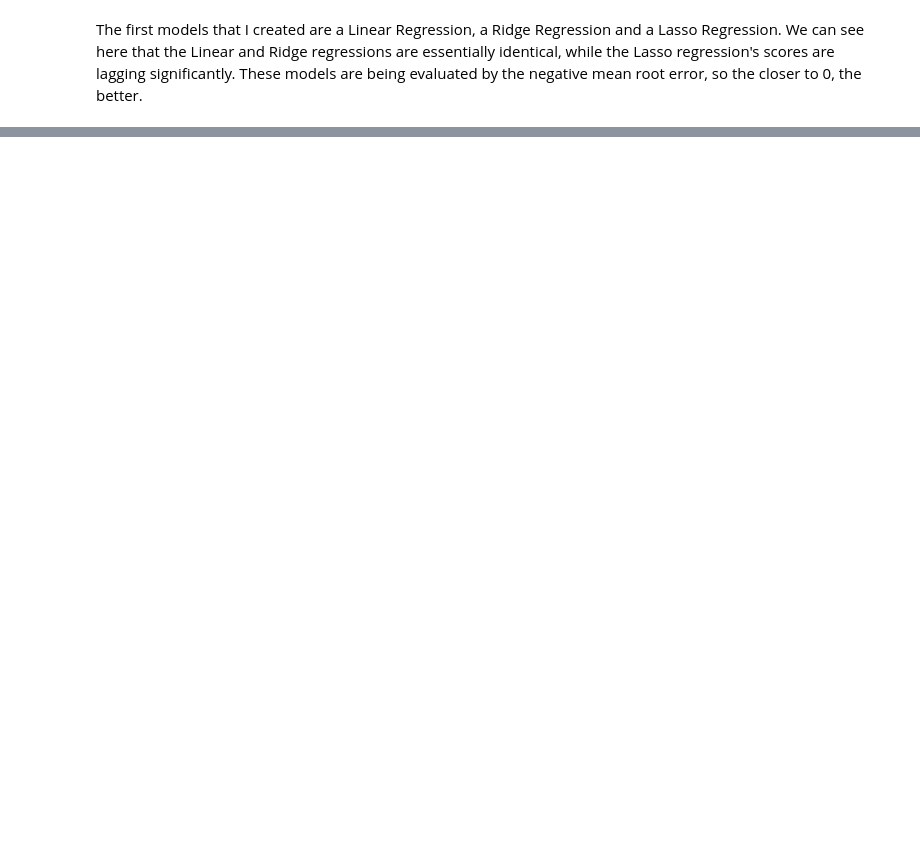
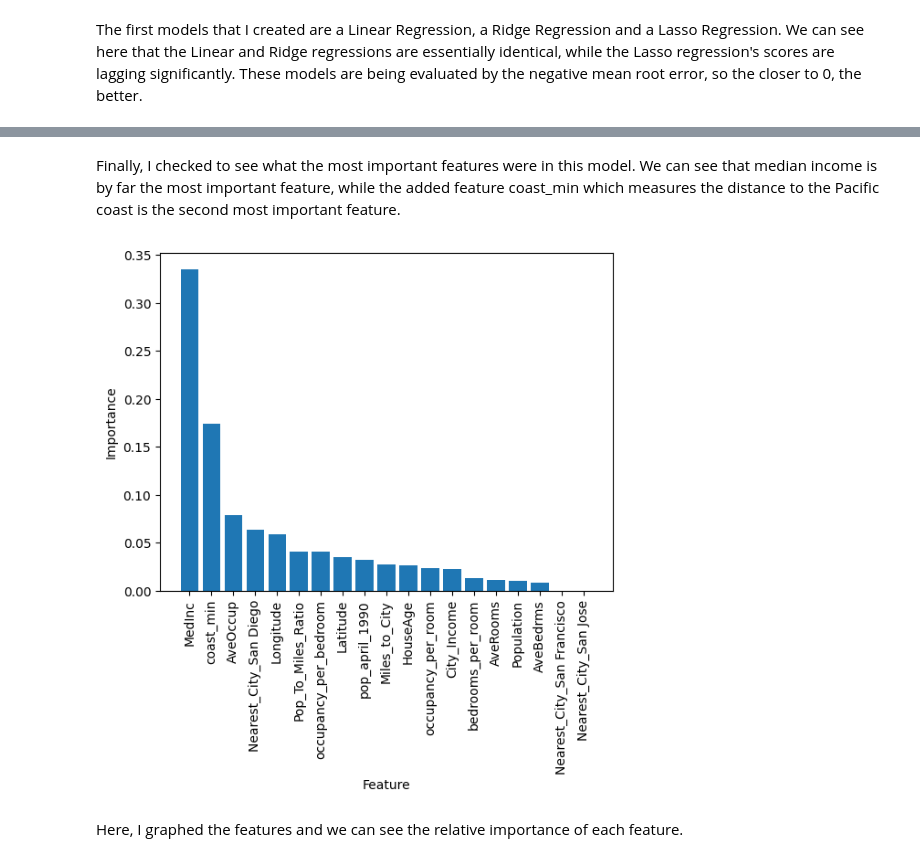
Before and after one commit to bowserd1/California-Housing-Project, a Jupyter notebook: Modeling.ipynb, the cells around one changed output, grey strips where cells are left out. Drawn from its saved outputs; the diff is of its cells as text; code cells hidden in the pictures; blank space fills up the shorter version.

```diff
--- a/Modeling.ipynb
+++ b/Modeling.ipynb
@@ -141,0 +190,8 @@ y_test
+# %%
+grid_search = GridSearchCV(estimator=xgb, param_grid=param_grid, cv=4, n_jobs=-1)
+# %%
+grid_search.fit(X_train,y_train)
+
+# print the best hyperparameters
+print(grid_search.best_params_)
+print(grid_search.best_score_)
@@ -141,0 +201,4 @@ y_test
+# %%
+xgb_best_params = {'learning_rate': 0.01, 'max_depth': 7, 'n_estimators': 1000, 'objective': 'reg:squarederror'}
+xgb_reg = XGBRegressor(**xgb_best_params)
+xgb_reg.fit(X_train, y_train)
@@ -141,0 +226,8 @@ y_test
+# %%
+importances = xgb_reg.feature_importances_
+
+indices = np.argsort(importances)[::-1]
+
+print('Features:')
+for i in top_indices:
+    print(X_test.columns[i], importances[i])
@@ -141,0 +255,12 @@ y_test
+# %% [markdown]
+Finally, I checked to see what the most important features were in this model. We can see that median income is by far the most important feature, while the added feature coast_min which measures the distance to the Pacific coast is the second most important feature.
+# %%
+plt.bar(range(len(indices)), importances[top_indices])
+plt.xticks(range(len(indices)), X_train.columns[indices], rotation=90)
+plt.xlabel('Feature')
+plt.ylabel('Importance')
+plt.show()
+# %% [output]
+[figure, added]
+# %% [markdown]
+Here, I graphed the features and we can see the relative importance of each feature.
```
Also changed, not shown: parts of 51 cells of this notebook.
